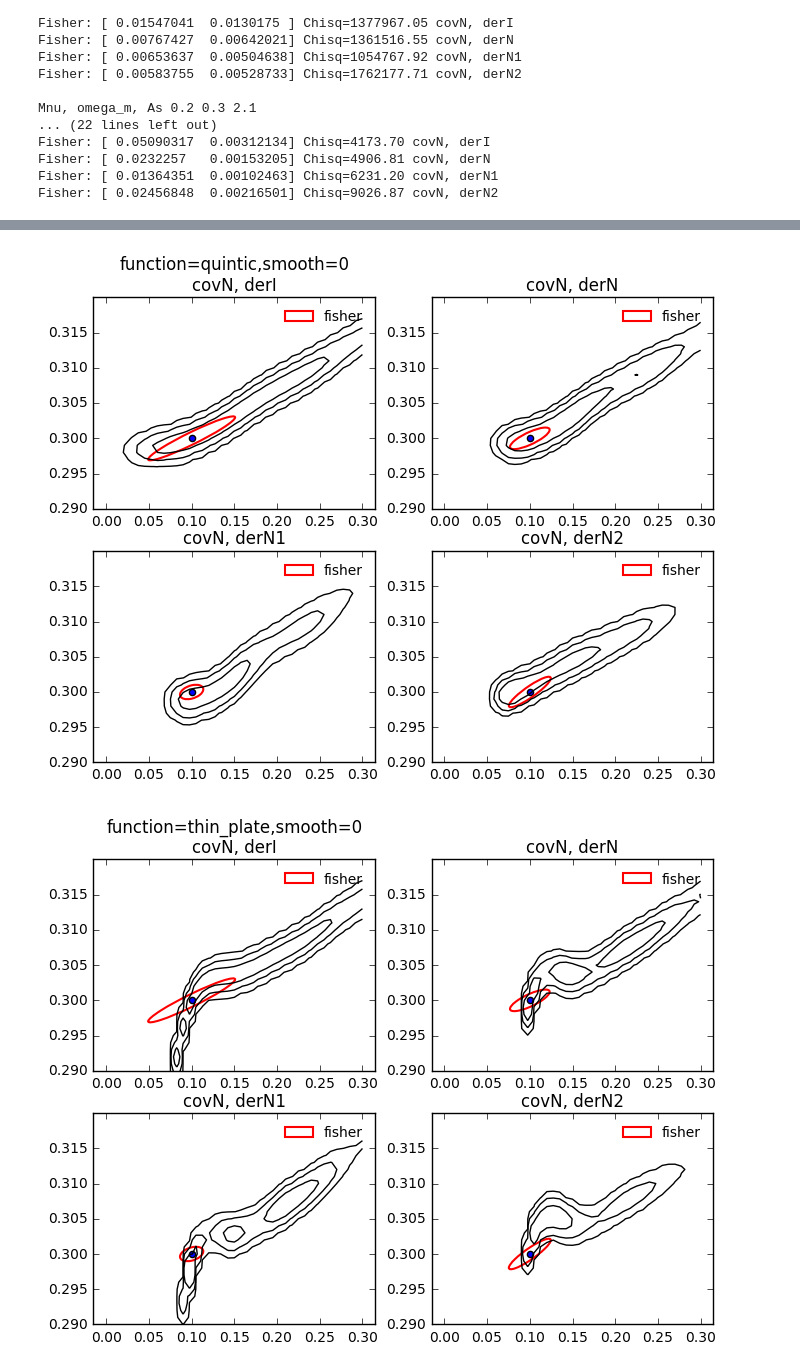
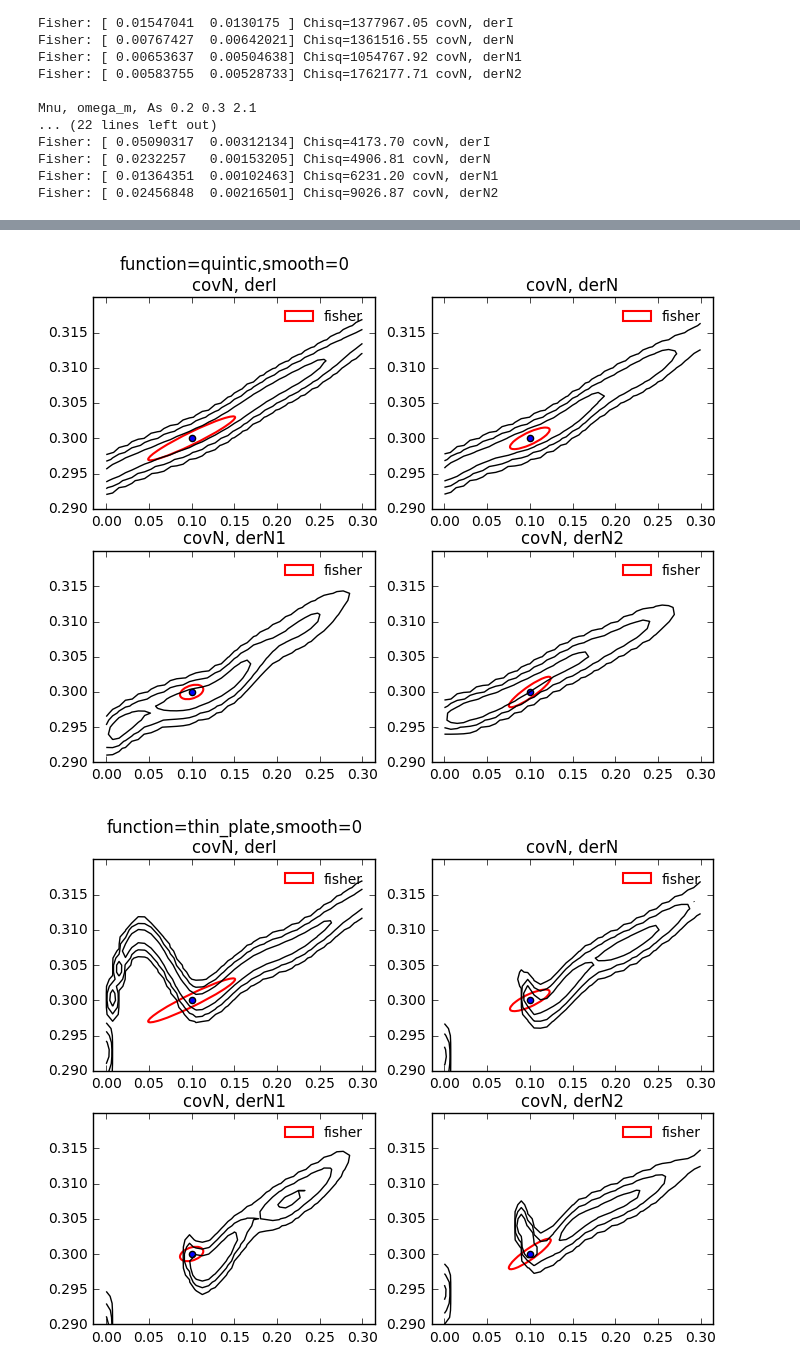
Before and after one commit to liuxx479/PDFs, a Jupyter notebook: test_avg.ipynb, the cells around one changed output, grey strips where cells are left out. Drawn from its saved outputs; the diff is of its cells as text; code cells hidden in the pictures.

```diff
--- a/test_avg.ipynb
+++ b/test_avg.ipynb
@@ -57,7 +57,7 @@ ax2.set_ylim(5e-10,5e-9)
 ax1.set_yscale('log')
 ax2.set_yscale('log')
 ax3.set_yscale('log')
-ax1.set_title('color: realization, dash: model9, solid: model0')
+ax1.set_title('Fig.1(4/7) color: realization\ndash: model9, solid: model0')
 ax3.legend(loc=0, fontsize=8,frameon=0)
 ax4.legend(loc=0, fontsize=8,frameon=0)
 show()
@@ -278,12 +278,16 @@ Mnu_arr = linspace(0.0, 0.3, Na)
 Om_arr = linspace(0.28, 0.33, Nb)
 #param_arr= array(meshgrid(Mnu_arr, Om_arr)).reshape(2,-1).T
 
+Npar = 20.
+Nsim = 10000.
+Nmean = 1000.
+
 chiplans = zeros((5,Na,Nb))
 
-psi = WLanalysis.buildInterpolator(ps_alli[1:], params[1:,])
-psn = WLanalysis.buildInterpolator(ps_all[1:], params[1:,])
-psn1 = WLanalysis.buildInterpolator(ps_first[1:], params[1:,])
-psn2 = WLanalysis.buildInterpolator(ps_secon[1:], params[1:,])
+psi = WLanalysis.buildInterpolator(ps_alli, params)
+psn = WLanalysis.buildInterpolator(ps_all, params)
+psn1 = WLanalysis.buildInterpolator(ps_first, params)
+psn2 = WLanalysis.buildInterpolator(ps_secon, params)
 
 for iNa in range(Na):
     for iNb in range(Nb):
@@ -291,7 +295,7 @@ for iNa in range(Na):
         diffn = psn((Mnu_arr[iNa], Om_arr[iNb], 2.1)) - ps_all[1]
         diffn1 = psn1((Mnu_arr[iNa], Om_arr[iNb], 2.1)) - ps_all[1]
         diffn2 = psn2((Mnu_arr[iNa], Om_arr[iNb], 2.1)) - ps_all[1]
-        chiplans[0, iNa, iNb] = float(mat(diffi)*covI*mat(diffi).T)
+        #chiplans[0, iNa, iNb] = float(mat(diffi)*covI*(1.0 - Npar/Nsim - Npar/Nmean)*mat(diffi).T)
         chiplans[1, iNa, iNb] = float(mat(diffi)*covN*mat(diffi).T)
         chiplans[2, iNa, iNb] = float(mat(diffn)*covN*mat(diffn).T)
         chiplans[3, iNa, iNb] = float(mat(diffn1)*covN*mat(diffn1).T)
@@ -299,7 +303,7 @@ for iNa in range(Na):
 
 
 ############# plotting
-labels = ['covN, derI','covN, derN','covN, derN1','covN, derN2']
+labels = ['covN, derI','covN, derN','covN, derN(1st 500sims)','covN, derN(2nd 500sims)']
 seed(55)
 
 f, ((ax1,ax2),(ax3,ax4))  = subplots(2,2,figsize=(8,6))
@@ -329,10 +333,10 @@ chiplans = zeros((5,Na,Nb))
 for ifunc in ('multiquadric', 'inverse','gaussian','linear','cubic','quintic','thin_plate'):
     ismooth = 0
 
-    psi = WLanalysis.buildInterpolator(ps_alli[1:], params[1:,],function=ifunc,smooth=ismooth)
-    psn = WLanalysis.buildInterpolator(ps_all[1:], params[1:,],function=ifunc,smooth=ismooth)
-    psn1 = WLanalysis.buildInterpolator(ps_first[1:], params[1:,],function=ifunc,smooth=ismooth)
-    psn2 = WLanalysis.buildInterpolator(ps_secon[1:], params[1:,],function=ifunc,smooth=ismooth)
+    psi = WLanalysis.buildInterpolator(ps_alli, params,function=ifunc,smooth=ismooth)
+    psn = WLanalysis.buildInterpolator(ps_all, params,function=ifunc,smooth=ismooth)
+    psn1 = WLanalysis.buildInterpolator(ps_first, params,function=ifunc,smooth=ismooth)
+    psn2 = WLanalysis.buildInterpolator(ps_secon, params,function=ifunc,smooth=ismooth)
 
     for iNa in range(Na):
         for iNb in range(Nb):
@@ -383,2 +387,2 @@ for ifunc in ('multiquadric', 'inverse','gaussian','linear','cubic','quintic','t
-[figure, old version]
+[figure, new version]
-[figure, old version]
+[figure, new version]
```
Also changed, not shown: parts of 4 cells of this notebook.
